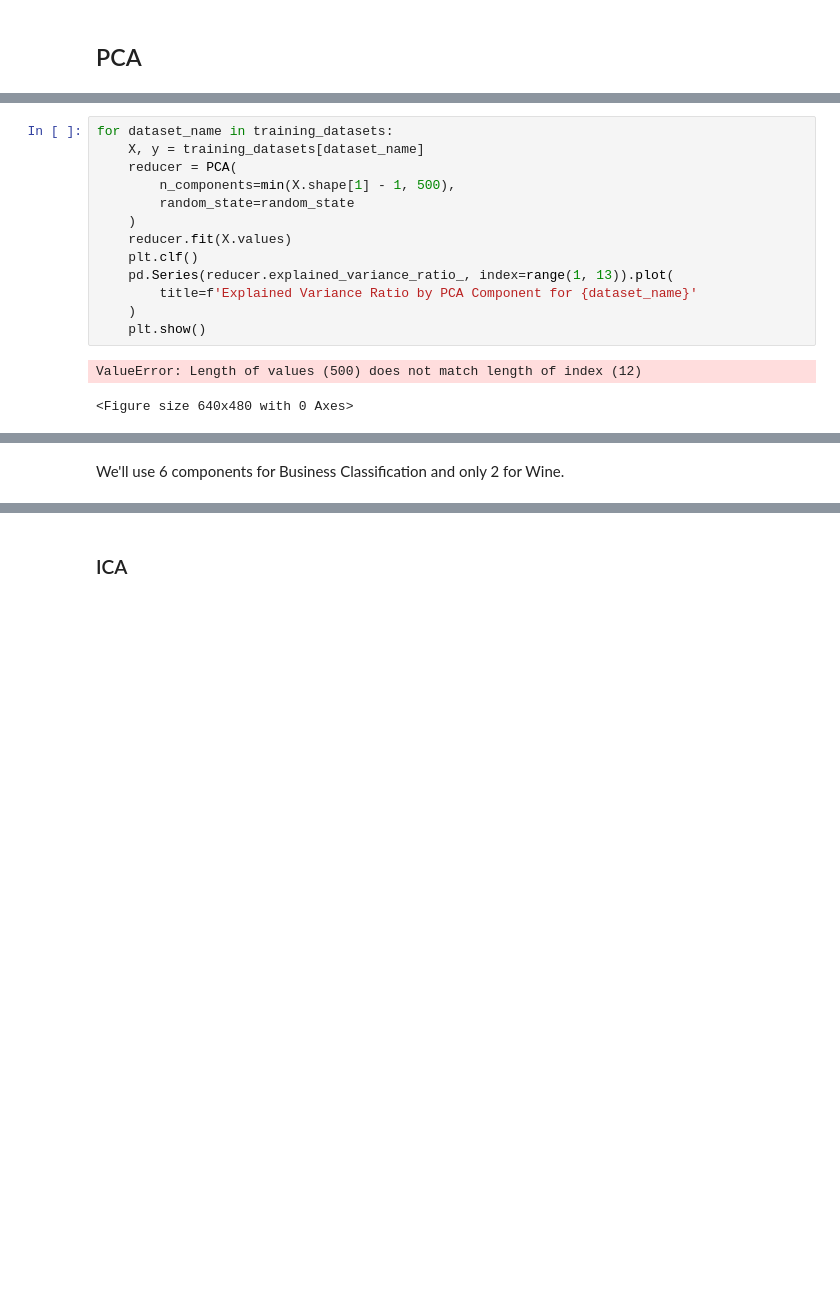
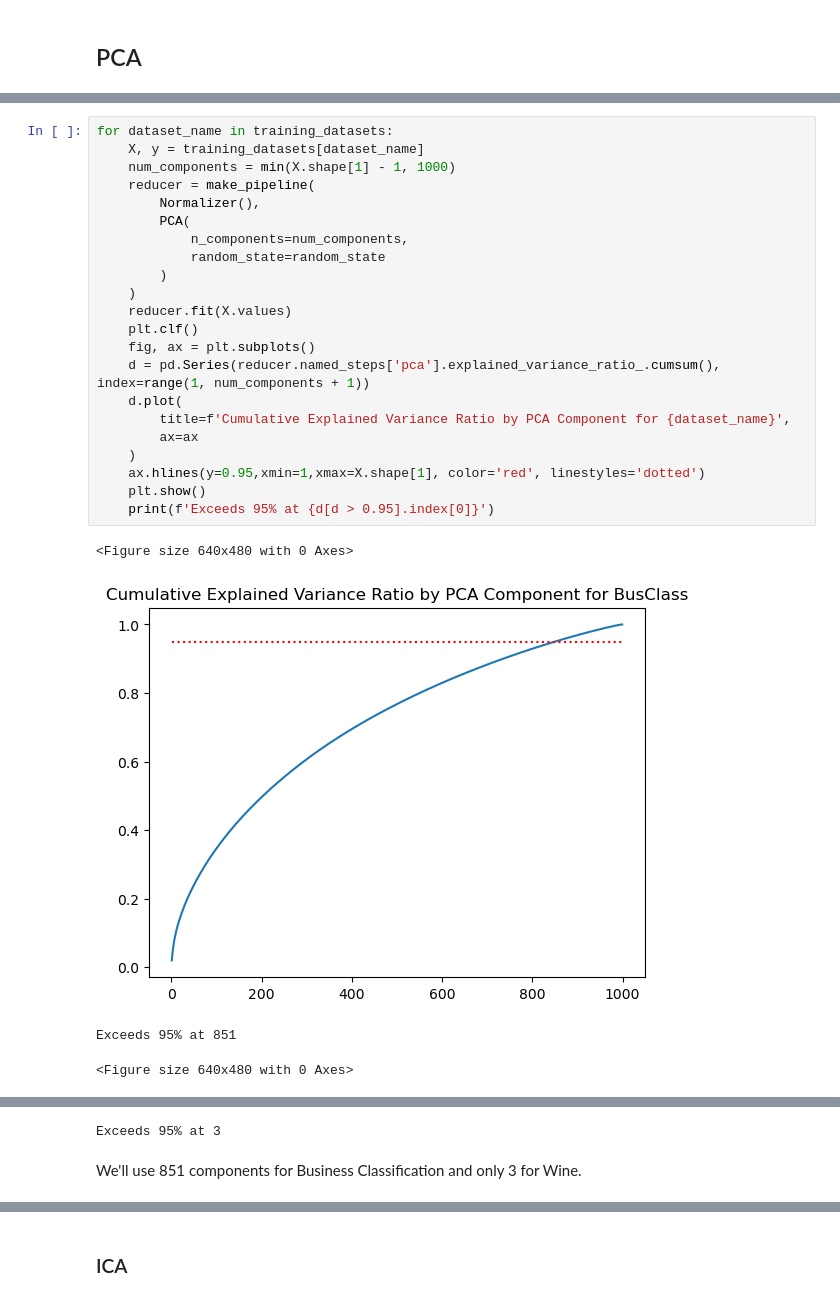
Before and after one commit to ryankarel/cs-7641-ul, a Jupyter notebook: RK UL.ipynb, the cells around one changed output, grey strips where cells are left out. Drawn from its saved outputs; the diff is of its cells as text; blank space fills up the shorter version.

```diff
--- a/RK UL.ipynb
+++ b/RK UL.ipynb
@@ -358,16 +361,27 @@ array([0.06124682, 0.01575141, 0.01186641, 0.01077886, 0.01019333,
 # %%
 for dataset_name in training_datasets:
     X, y = training_datasets[dataset_name]
-    reducer = PCA(
-        n_components=min(X.shape[1] - 1, 500),
-        random_state=random_state
+    num_components = min(X.shape[1] - 1, 1000)
+    reducer = make_pipeline(
+        Normalizer(),
+        PCA(
+            n_components=num_components,
+            random_state=random_state
+        )
     )
     reducer.fit(X.values)
     plt.clf()
-    pd.Series(reducer.explained_variance_ratio_, index=range(1, 13)).plot(
-        title=f'Explained Variance Ratio by PCA Component for {dataset_name}'
+    fig, ax = plt.subplots()
+    d = pd.Series(reducer.named_steps['pca'].explained_variance_ratio_.cumsum(), index=range(1, num_components + 1))
+    d.plot(
+        title=f'Cumulative Explained Variance Ratio by PCA Component for {dataset_name}',
+        ax=ax
     )
+    ax.hlines(y=0.95,xmin=1,xmax=X.shape[1], color='red', linestyles='dotted')
     plt.show()
+    print(f'Exceeds 95% at {d[d > 0.95].index[0]}')
 # %% [output]
-ValueError: Length of values (500) does not match length of index (12)
+<Figure size 640x480 with 0 Axes>
+[figure, added]
-<Figure size 640x480 with 0 Axes>
+Exceeds 95% at 851
+<Figure size 640x480 with 0 Axes>
@@ -374,2 +389,3 @@ ValueError: Length of values (500) does not match length of index (12)
+Exceeds 95% at 3
 # %% [markdown]
-We'll use 6 components for Business Classification and only 2 for Wine.
+We'll use 851 components for Business Classification and only 3 for Wine.
```
Also changed, not shown: parts of 18 cells of this notebook.
